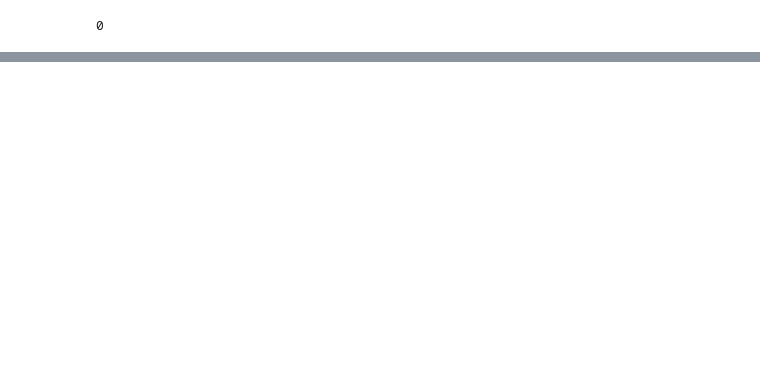
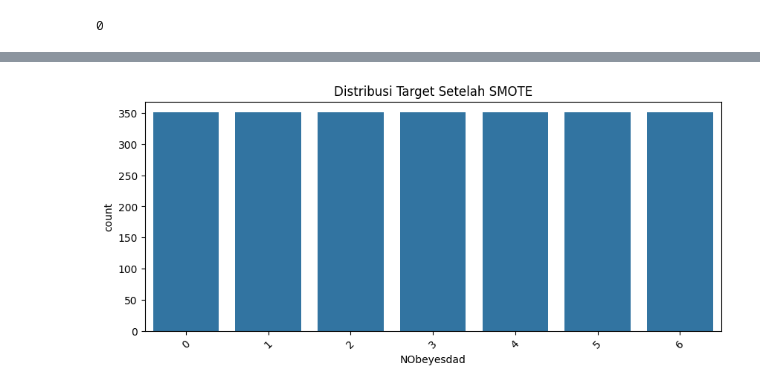
Before and after one commit to ulyazzh/capstone_bengkelkoding, a Jupyter notebook: capstone/capstone2.ipynb, the cells around one changed output, grey strips where cells are left out. Drawn from its saved outputs; the diff is of its cells as text; code cells hidden in the pictures; blank space fills up the shorter version.

```diff
--- a/capstone/capstone2.ipynb
+++ b/capstone/capstone2.ipynb
@@ -321,0 +257,8 @@ df_numeric.head()
+# %%
+#ubah data kategori ke numerik
+from sklearn.preprocessing import LabelEncoder
+
+label_enc = LabelEncoder()
+categorical_cols = ['Gender', 'CAEC', 'CALC', 'MTRANS', 'NObeyesdad']
+for col in categorical_cols:
+    df[col] = label_enc.fit_transform(df[col])
@@ -333,0 +279,39 @@ TypeError: unsupported operand type(s) for -: 'str' and 'str'
+# %%
+from sklearn.preprocessing import LabelEncoder
+
+# Salin dataset sebelum SMOTE
+df_encoded = df.copy()
+
+# Kolom yang harus di-label encoding
+label_cols = ['Gender', 'family_history_with_overweight', 'FAVC', 'CAEC',
+              'SMOKE', 'SCC', 'CALC', 'MTRANS']
+
+# Label Encoding untuk kolom biner dan kategorikal
+le = LabelEncoder()
+for col in label_cols:
+    df_encoded[col] = le.fit_transform(df_encoded[col])
+
+# Encoding target (NObeyesdad)
+df_encoded['NObeyesdad'] = le.fit_transform(df_encoded['NObeyesdad'])
+
+# Pisahkan fitur dan target
+X = df_encoded.drop('NObeyesdad', axis=1)
+y = df_encoded['NObeyesdad']
+# %%
+#atasi ketidakseimbangan kelas data
+from imblearn.over_sampling import SMOTE
+
+sm = SMOTE(random_state=42)
+X_res, y_res = sm.fit_resample(X, y)
+
+# Cek distribusi baru
+import seaborn as sns
+import matplotlib.pyplot as plt
+
+plt.figure(figsize=(10, 4))
+sns.countplot(x=y_res)
+plt.title("Distribusi Target Setelah SMOTE")
+plt.xticks(rotation=45)
+plt.show()
+# %% [output]
+[figure, added]
```
Also changed, not shown: parts of 24 cells of this notebook.
